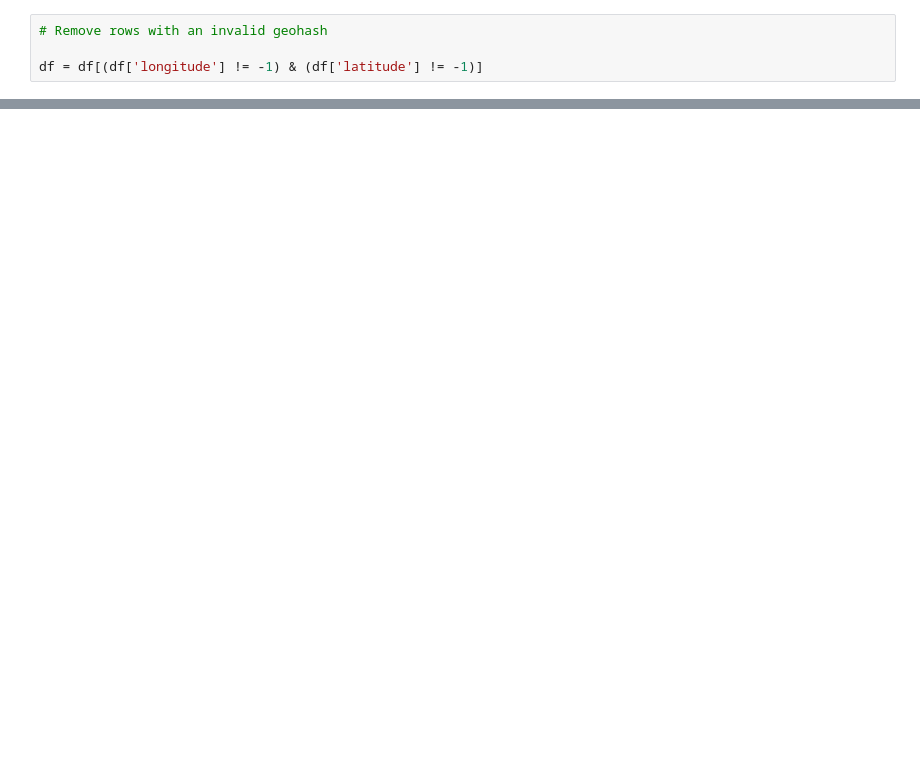
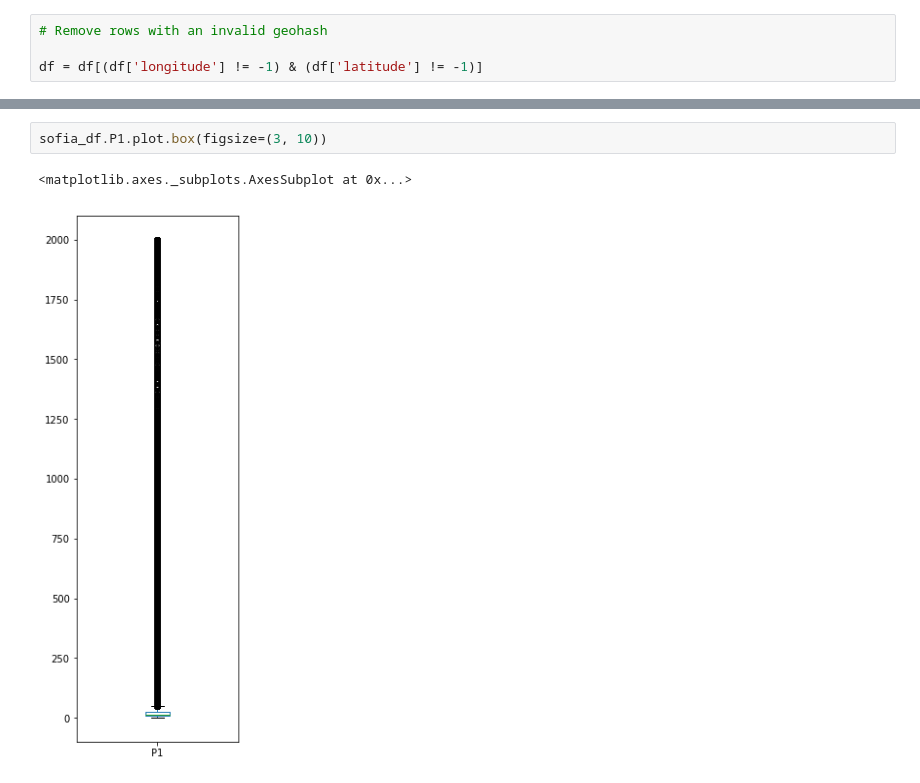
Before and after one commit to Bugzey/Team-Midas, a Jupyter notebook: 2. Data Understanding/DU_005 Geospatial Analysis.ipynb, the cells around one changed output, grey strips where cells are left out. Cells and saved outputs as stored; diff of their text form; blank space fills up the shorter version.

```diff
--- a/2. Data Understanding/DU_005 Geospatial Analysis.ipynb
+++ b/2. Data Understanding/DU_005 Geospatial Analysis.ipynb
@@ -85 +104,6 @@ sofia_df.describe()
+# %%
+sofia_df.P1.plot.box(figsize=(3, 10))
+# %% [output]
+<matplotlib.axes._subplots.AxesSubplot at 0x...>
+[figure, added]
 # %%
```
Also changed, not shown: parts of 11 cells of this notebook.
